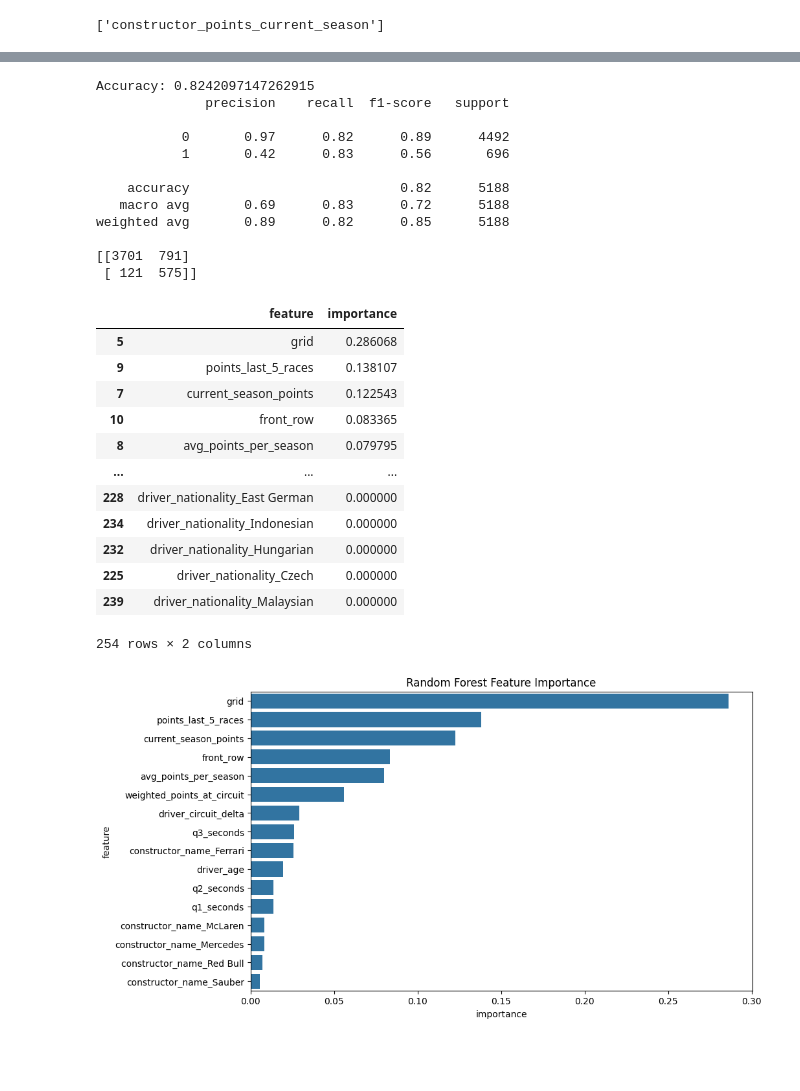
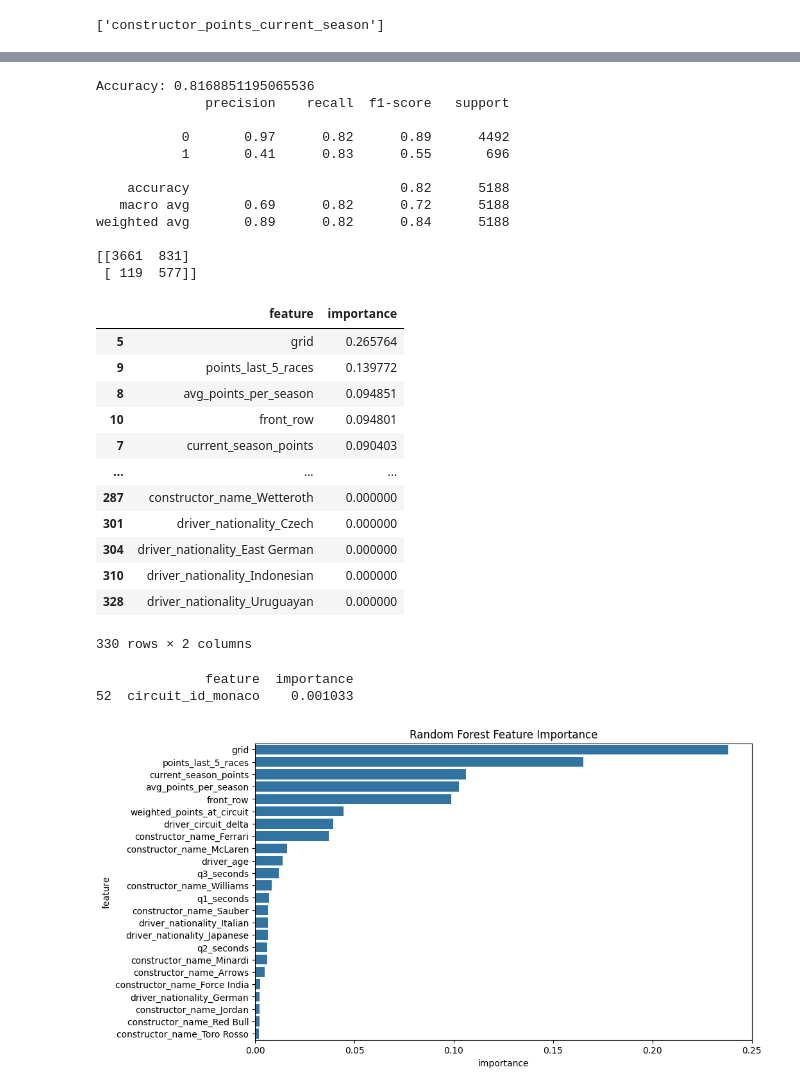
Before and after one commit to andersjohnsennn/F1-project, a Jupyter notebook: notebooks/04_classification_podium.ipynb, the cells around one changed output, grey strips where cells are left out. Drawn from its saved outputs; the diff is of its cells as text; code cells hidden in the pictures; blank space fills up the shorter version.

```diff
--- a/notebooks/04_classification_podium.ipynb
+++ b/notebooks/04_classification_podium.ipynb
@@ -61,7 +61,7 @@ features = [
 ]
 
 descriminative_numerical_features = ["q1_seconds", "q2_seconds", "q3_seconds", "weighted_points_at_circuit", "driver_circuit_delta"]
-descriminative_categorical_features = []
+descriminative_categorical_features = ["circuit_id"]
 # %%
 X = df[features]
 
@@ -725,18 +727,18 @@ evaluate_model(
     y_pred_rf
 )
 # %% [output]
-Accuracy: 0.8242097147262915
+Accuracy: 0.8168851195065536
               precision    recall  f1-score   support
 
            0       0.97      0.82      0.89      4492
-           1       0.42      0.83      0.56       696
+           1       0.41      0.83      0.55       696
 
     accuracy                           0.82      5188
-   macro avg       0.69      0.83      0.72      5188
-weighted avg       0.89      0.82      0.85      5188
+   macro avg       0.69      0.82      0.72      5188
+weighted avg       0.89      0.82      0.84      5188
 
-[[3701  791]
- [ 121  575]]
+[[3661  831]
+ [ 119  577]]
 # %%
 feature_importance = pd.DataFrame({
     "feature": X_train.columns,
@@ -751,36 +753,46 @@ feature_importance = feature_importance.sort_values(
 feature_importance
 # %% [output]
 |  | feature | importance |
-| 5 | grid | 0.286068 |
-| 9 | points_last_5_races | 0.138107 |
-| 7 | current_season_points | 0.122543 |
-| 10 | front_row | 0.083365 |
-| 8 | avg_points_per_season | 0.079795 |
+| 5 | grid | 0.265764 |
+| 9 | points_last_5_races | 0.139772 |
+| 8 | avg_points_per_season | 0.094851 |
+| 10 | front_row | 0.094801 |
+| 7 | current_season_points | 0.090403 |
 | ... | ... | ... |
-| 228 | driver_nationality_East German | 0.000000 |
-| 234 | driver_nationality_Indonesian | 0.000000 |
-| 232 | driver_nationality_Hungarian | 0.000000 |
-| 225 | driver_nationality_Czech | 0.000000 |
-| 239 | driver_nationality_Malaysian | 0.000000 |
+| 287 | constructor_name_Wetteroth | 0.000000 |
+| 301 | driver_nationality_Czech | 0.000000 |
+| 304 | driver_nationality_East German | 0.000000 |
+| 310 | driver_nationality_Indonesian | 0.000000 |
+| 328 | driver_nationality_Uruguayan | 0.000000 |
-254 rows × 2 columns
+330 rows × 2 columns
 # %%
 important_features = feature_importance[
-    feature_importance["importance"] > 0.005
+    feature_importance["importance"] > 0.002
 ]
+
+print(
+    feature_importance[
+        feature_importance["feature"]
+        .str.contains("monaco", case=False)
+    ]
+)
+
 
 plt.figure(figsize=(10, 6))
 
 sns.barplot(
     data=important_features,
     x="importance",
     y="feature"
 )
 
 plt.title("Random Forest Feature Importance")
 
 plt.show()
 # %% [output]
+              feature  importance
+52  circuit_id_monaco    0.001033
-[figure, old version]
+[figure, new version]
 # %%
 # Least important features
 
```
Also changed, not shown: parts of 12 cells of this notebook, 1 other file.
